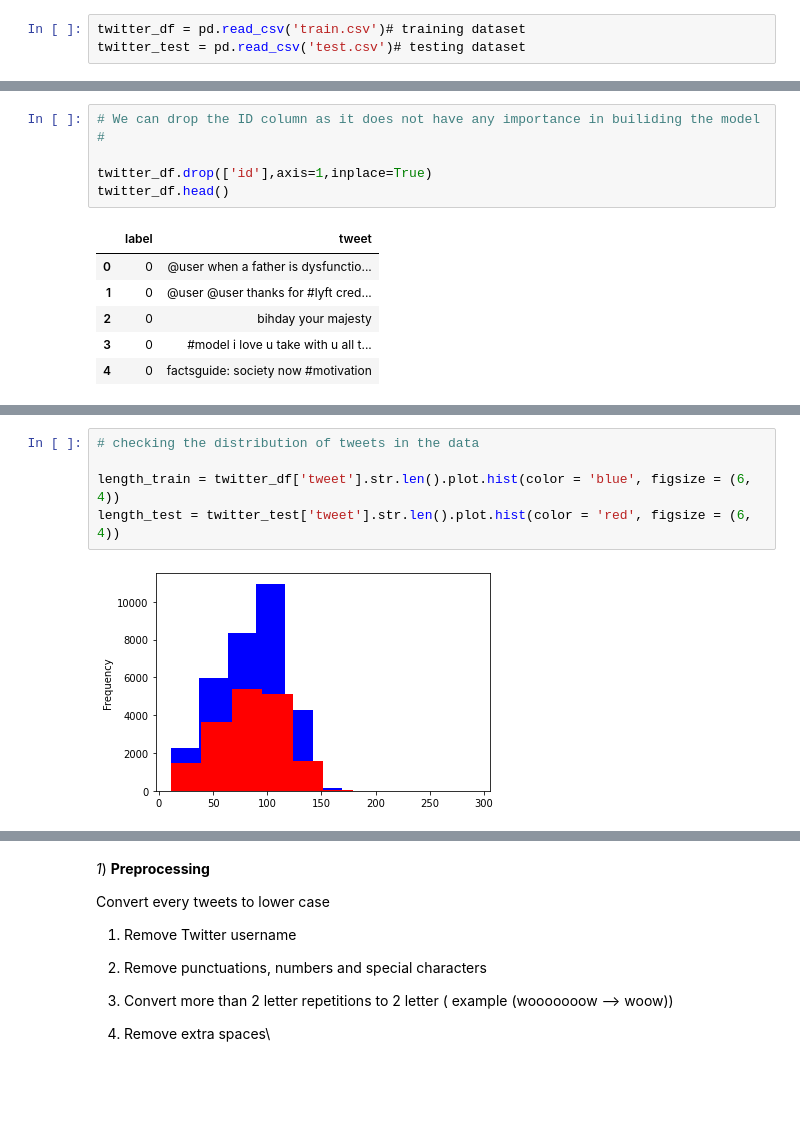
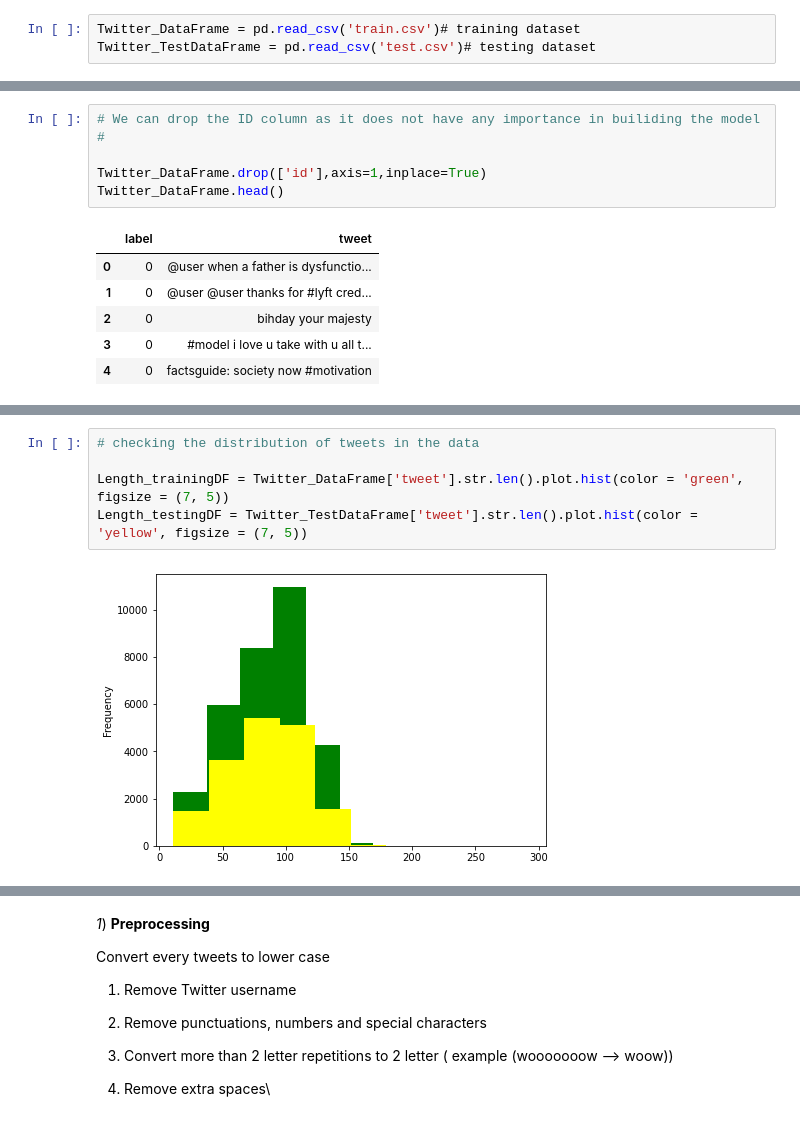
Before and after one commit to hhh99-hub/Twitter-Sentiment-Analysis, a Jupyter notebook: Twitter_Sentiment_Analysis_final_.ipynb, the cells around one changed output, grey strips where cells are left out. Saved outputs shown, nothing was run; the diff lists cells and outputs as text; blank space fills up the shorter version.

```diff
--- a/Twitter_Sentiment_Analysis_final_.ipynb
+++ b/Twitter_Sentiment_Analysis_final_.ipynb
@@ -10,8 +10,8 @@ import nltk
 # %% [markdown]
 **Importing Dataset**
 # %%
-twitter_df = pd.read_csv('train.csv')# training dataset
-twitter_test = pd.read_csv('test.csv')# testing dataset
+Twitter_DataFrame = pd.read_csv('train.csv')# training dataset
+Twitter_TestDataFrame = pd.read_csv('test.csv')# testing dataset
 # %% [markdown]
 **Data Exploaration**
 # %%
@@ -86,8 +85,8 @@ dtype: int64
 # %%
 # We can drop the ID column as it does not have any importance in builiding the model #
 
-twitter_df.drop(['id'],axis=1,inplace=True)
-twitter_df.head()
+Twitter_DataFrame.drop(['id'],axis=1,inplace=True)
+Twitter_DataFrame.head()
 # %% [output]
 |  | label | tweet |
 | 0 | 0 | @user when a father is dysfunctio... |
@@ -103,10 +102,10 @@ sns.countplot(twitter_df['label'],label = 'count')
 # %%
 # checking the distribution of tweets in the data
 
-length_train = twitter_df['tweet'].str.len().plot.hist(color = 'blue', figsize = (6, 4))
-length_test = twitter_test['tweet'].str.len().plot.hist(color = 'red', figsize = (6, 4))
+Length_trainingDF = Twitter_DataFrame['tweet'].str.len().plot.hist(color = 'green', figsize = (7, 5))
+Length_testingDF = Twitter_TestDataFrame['tweet'].str.len().plot.hist(color = 'yellow', figsize = (7, 5))
 # %% [output]
-[figure, old version]
+[figure, new version]
 # %%
 #Finding the most common words in every tweet
 from sklearn.feature_extraction.text import CountVectorizer
```
Also changed, not shown: parts of 34 cells of this notebook, 2 other files.
